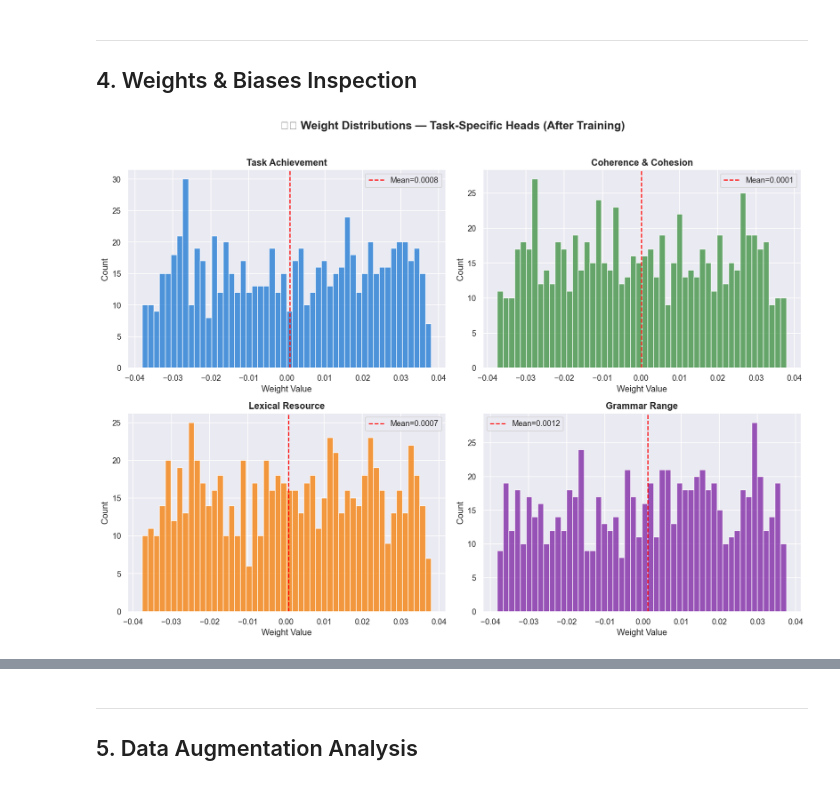
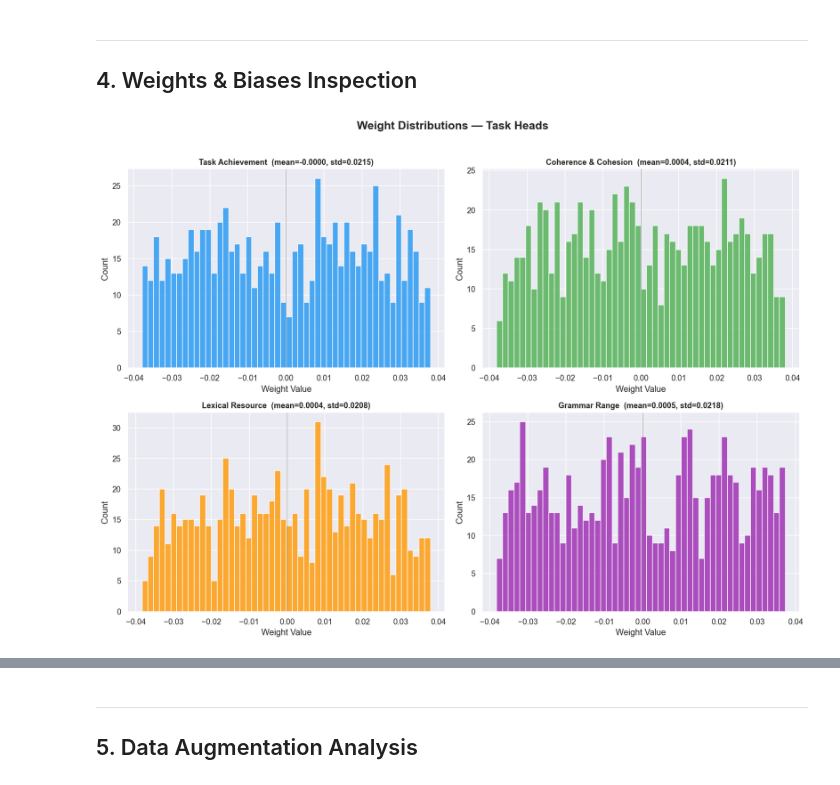
Before and after one commit to Thriple-T/Senior-Capstone-Project, a Jupyter notebook: ML Models/model_performance_analysis.ipynb, the cells around one changed output, grey strips where cells are left out. Saved outputs shown, nothing was run; the diff lists cells and outputs as text; code cells hidden in the pictures.

```diff
--- a/ML Models/model_performance_analysis.ipynb
+++ b/ML Models/model_performance_analysis.ipynb
@@ -446,10 +298,0 @@ Epoch 5/5  | Train Loss: 17.5229  | Val Loss: 12.8958  | Val Acc(±0.5): TA=20.5
-# %%
-# Plot: LR over Training Steps
-fig, ax = plt.subplots(figsize=(10, 4))
-ax.plot(history['step_lr'], history['lr_log'], color='#9C27B0', linewidth=1.5)
-ax.set_xlabel('Training Step')
-ax.set_ylabel('Learning Rate')
-ax.set_title('Learning Rate over Training Steps', fontsize=14, fontweight='bold')
-ax.yaxis.set_major_formatter(ticker.FormatStrFormatter('%.1e'))
-plt.tight_layout()
-plt.show()
@@ -500,16 +298,0 @@ plt.show()
-# %%
-# Plot: Val Accuracy Within ±0.5 Band (all criteria)
-fig, ax = plt.subplots(figsize=(10, 5))
-
-for idx, name in enumerate(CRITERIA_SHORT):
-    ax.plot(epochs_range, history[f'val_{name}_Acc0.5'], 'o-',
-            linewidth=2, label=name)
-
-ax.set_xlabel('Epoch')
-ax.set_ylabel('Accuracy (%)')
-ax.set_title('Validation Accuracy (Within ±0.5 IELTS Band)', fontsize=14, fontweight='bold')
-ax.legend(fontsize=12)
-ax.set_xticks(list(epochs_range))
-ax.set_ylim(0, 105)
-plt.tight_layout()
-plt.show()
@@ -544,26 +329,25 @@ Final Epoch Validation Metrics
 # %%
 # Weight Distributions of Task-Specific Heads
 head_names = ['ta_head', 'cc_head', 'lr_head', 'gra_head']
 head_labels = ['Task Achievement', 'Coherence & Cohesion', 'Lexical Resource', 'Grammar Range']
+head_colors = ['#2196F3', '#4CAF50', '#FF9800', '#9C27B0']
 
 fig, axes = plt.subplots(2, 2, figsize=(14, 10))
-fig.suptitle('⚖️ Weight Distributions — Task-Specific Heads (After Training)',
-             fontsize=16, fontweight='bold', y=1.02)
+fig.suptitle('Weight Distributions — Task Heads', fontsize=16, fontweight='bold', y=1.02)
 
-for idx, (hname, hlabel) in enumerate(zip(head_names, head_labels)):
+for idx, (hname, hlabel, color) in enumerate(zip(head_names, head_labels, head_colors)):
     ax = axes[idx // 2][idx % 2]
     layer = getattr(model, hname)
     weights = layer.weight.data.cpu().numpy().flatten()
 
-    ax.hist(weights, bins=50, color=colors_train[idx], alpha=0.75, edgecolor='white')
-    ax.axvline(weights.mean(), color='red', linestyle='--', linewidth=1.5,
-               label=f'Mean={weights.mean():.4f}')
-    ax.set_title(hlabel, fontsize=13, fontweight='bold')
+    ax.hist(weights, bins=50, color=color, alpha=0.8, edgecolor='white')
+    ax.axvline(0, color='gray', linewidth=0.5)
+    ax.set_title(f'{hlabel}  (mean={weights.mean():.4f}, std={weights.std():.4f})',
+                 fontsize=11, fontweight='bold')
     ax.set_xlabel('Weight Value')
     ax.set_ylabel('Count')
-    ax.legend()
 
 plt.tight_layout()
 plt.show()
 # %% [output]
-[figure, old version]
+[figure, new version]
```
Also changed, not shown: parts of 37 cells of this notebook, 7 other files.
